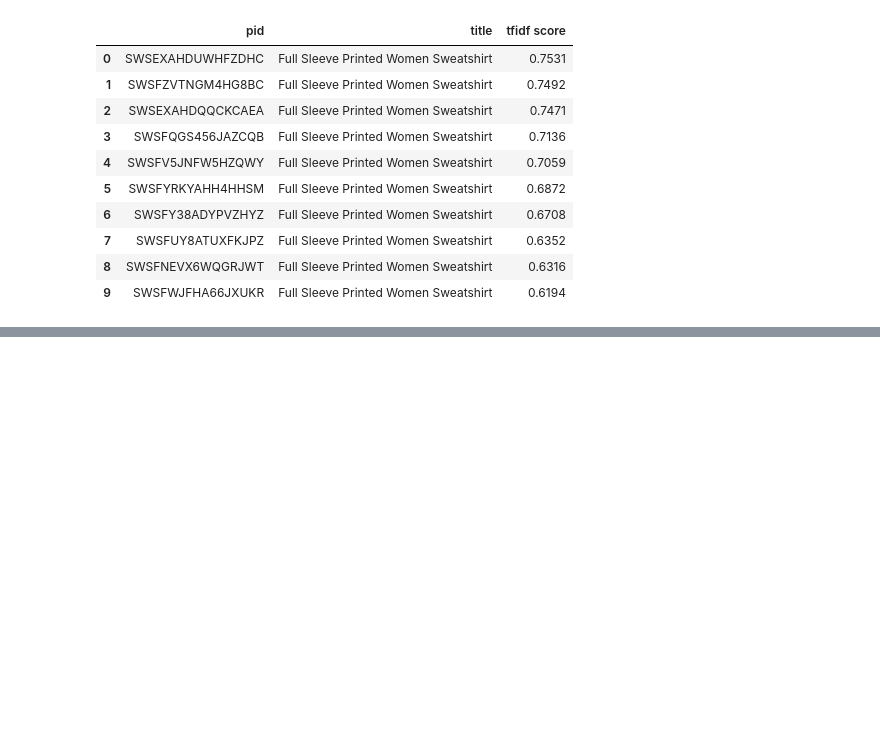
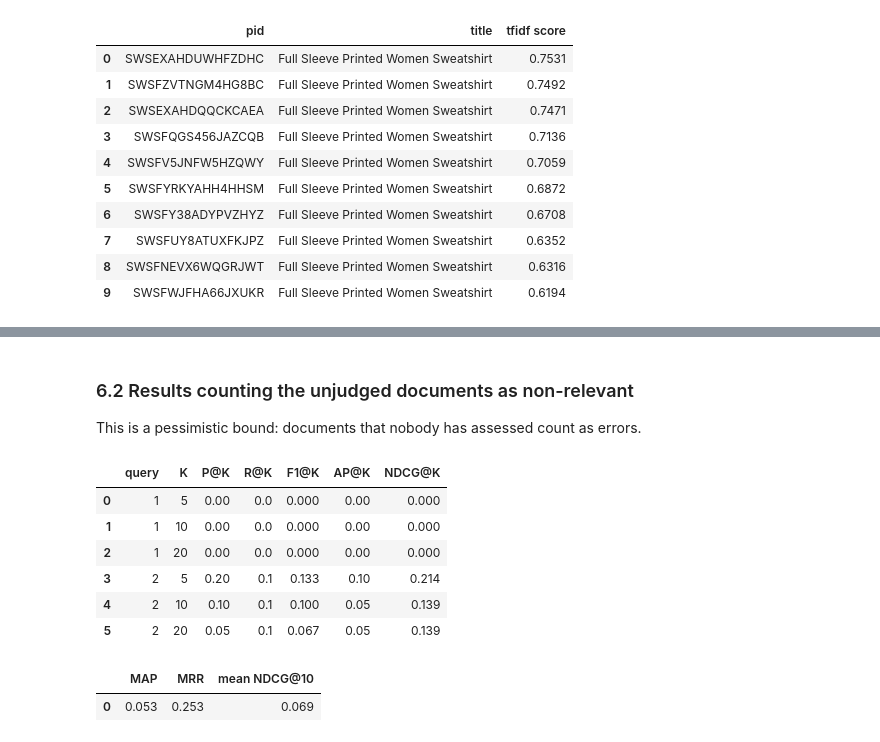
Before and after one commit to bielmongeortiz/irwa-final-project, a Jupyter notebook: project_progress/part_2/IRWA_part_2.ipynb, the cells around one changed output, grey strips where cells are left out. Cells and saved outputs as stored; diff of their text form; code cells hidden in the pictures; blank space fills up the shorter version.

```diff
--- a/project_progress/part_2/IRWA_part_2.ipynb
+++ b/project_progress/part_2/IRWA_part_2.ipynb
@@ -207,0 +398,19 @@ Query: 'women full sleeve printed sweatshirt' -> terms ['women', 'full', 'sleev'
+# %% [markdown]
+### 6.2 Results counting the unjudged documents as non-relevant
+
+This is a pessimistic bound: documents that nobody has assessed count as errors.
+# %%
+per_query_table(validation_rankings, validation_judgments, drop_unjudged=False)
+# %% [output]
+|  | query | K | P@K | R@K | F1@K | AP@K | NDCG@K |
+| 0 | 1 | 5 | 0.00 | 0.0 | 0.000 | 0.00 | 0.000 |
+| 1 | 1 | 10 | 0.00 | 0.0 | 0.000 | 0.00 | 0.000 |
+| 2 | 1 | 20 | 0.00 | 0.0 | 0.000 | 0.00 | 0.000 |
+| 3 | 2 | 5 | 0.20 | 0.1 | 0.133 | 0.10 | 0.214 |
+| 4 | 2 | 10 | 0.10 | 0.1 | 0.100 | 0.05 | 0.139 |
+| 5 | 2 | 20 | 0.05 | 0.1 | 0.067 | 0.05 | 0.139 |
+# %%
+global_table(validation_rankings, validation_judgments, drop_unjudged=False)
+# %% [output]
+|  | MAP | MRR | mean NDCG@10 |
+| 0 | 0.053 | 0.253 | 0.069 |
```
Also changed, not shown: parts of 19 cells of this notebook, 4 other files.
